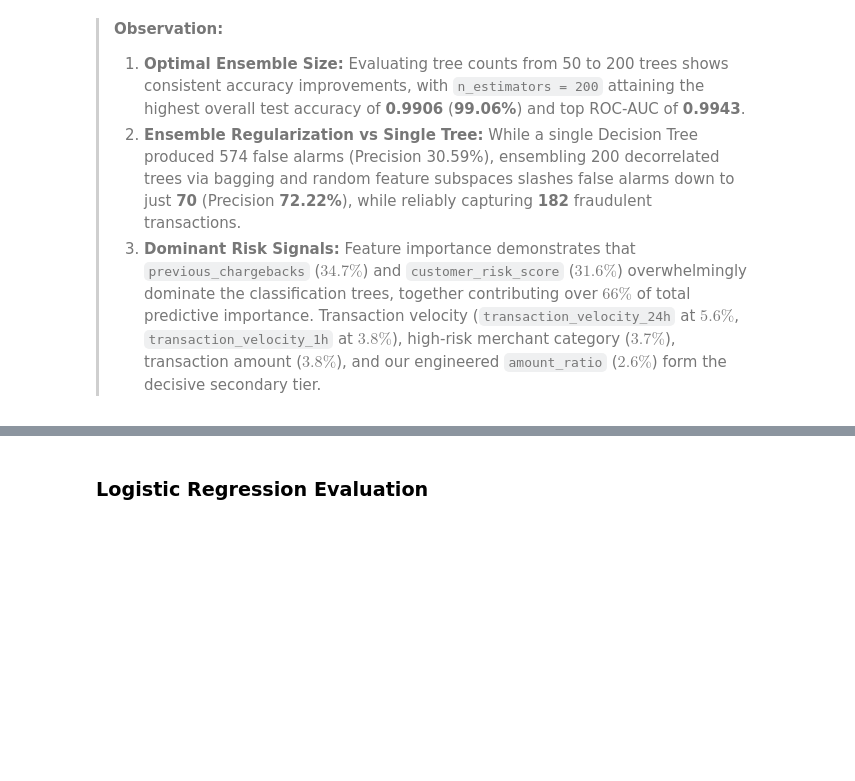
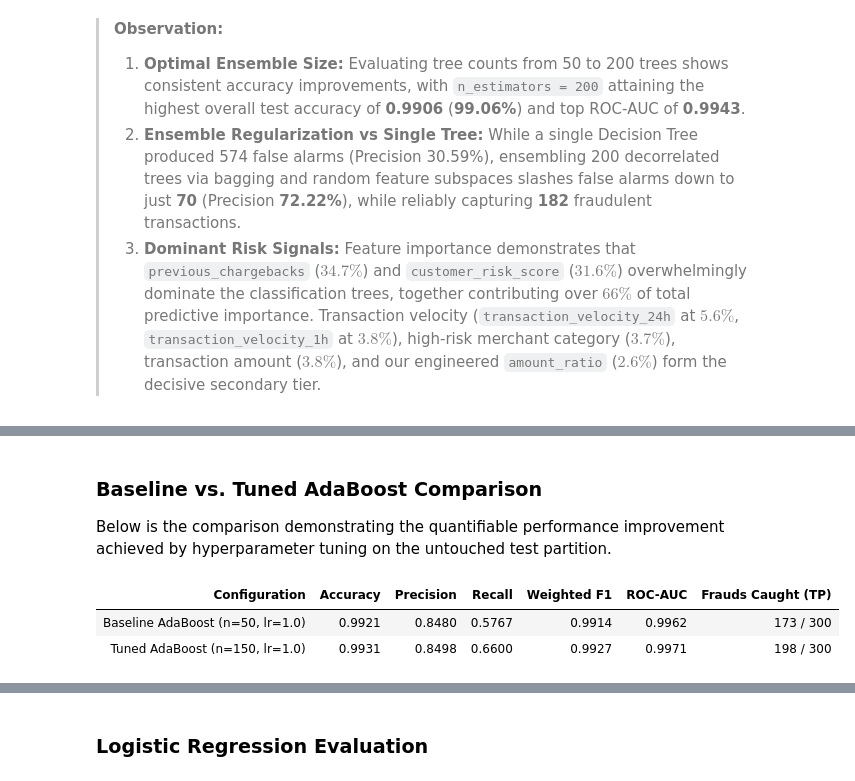
Before and after one commit to anish435/ML_capstone_project, a Jupyter notebook: notebooks/classification.ipynb, the cells around one changed output, grey strips where cells are left out. Saved outputs shown, nothing was run; the diff lists cells and outputs as text; code cells hidden in the pictures; blank space fills up the shorter version.

```diff
--- a/notebooks/classification.ipynb
+++ b/notebooks/classification.ipynb
@@ -1442,0 +1543,31 @@ display(top10_rf_features.reset_index(drop=True))
+# %% [markdown]
+### Baseline vs. Tuned AdaBoost Comparison
+Below is the comparison demonstrating the quantifiable performance improvement achieved by hyperparameter tuning on the untouched test partition.
+# %%
+# Comparison table: Baseline vs Tuned AdaBoost
+ada_comp_df = pd.DataFrame([
+    {
+        'Configuration': 'Baseline AdaBoost (n=50, lr=1.0)',
+        'Accuracy': f"{acc_ada_base:.4f}",
+        'Precision': f"{prec_ada_base:.4f}",
+        'Recall': f"{rec_ada_base:.4f}",
+        'Weighted F1': f"{f1_ada_base:.4f}",
+        'ROC-AUC': f"{auc_ada_base:.4f}",
+        'Frauds Caught (TP)': f"{int(((y_pred_ada_base == 1) & (y_test == 1)).sum())} / {int((y_test == 1).sum())}"
+    },
+    {
+        'Configuration': f"Tuned AdaBoost (n={ada_grid.best_params_['n_estimators']}, lr={ada_grid.best_params_['learning_rate']})",
+        'Accuracy': f"{acc_ada:.4f}",
+        'Precision': f"{prec_ada:.4f}",
+        'Recall': f"{rec_ada:.4f}",
+        'Weighted F1': f"{f1_ada:.4f}",
+        'ROC-AUC': f"{auc_ada:.4f}",
+        'Frauds Caught (TP)': f"{int(((y_pred_ada == 1) & (y_test == 1)).sum())} / {int((y_test == 1).sum())}"
+    }
+])
+
+display(ada_comp_df)
+# %% [output]
+| Configuration | Accuracy | Precision | Recall | Weighted F1 | ROC-AUC | Frauds Caught (TP) |
+| Baseline AdaBoost (n=50, lr=1.0) | 0.9921 | 0.8480 | 0.5767 | 0.9914 | 0.9962 | 173 / 300 |
+| Tuned AdaBoost (n=150, lr=1.0) | 0.9931 | 0.8498 | 0.6600 | 0.9927 | 0.9971 | 198 / 300 |
```
Also changed, not shown: parts of 11 cells of this notebook, 1 other file.
